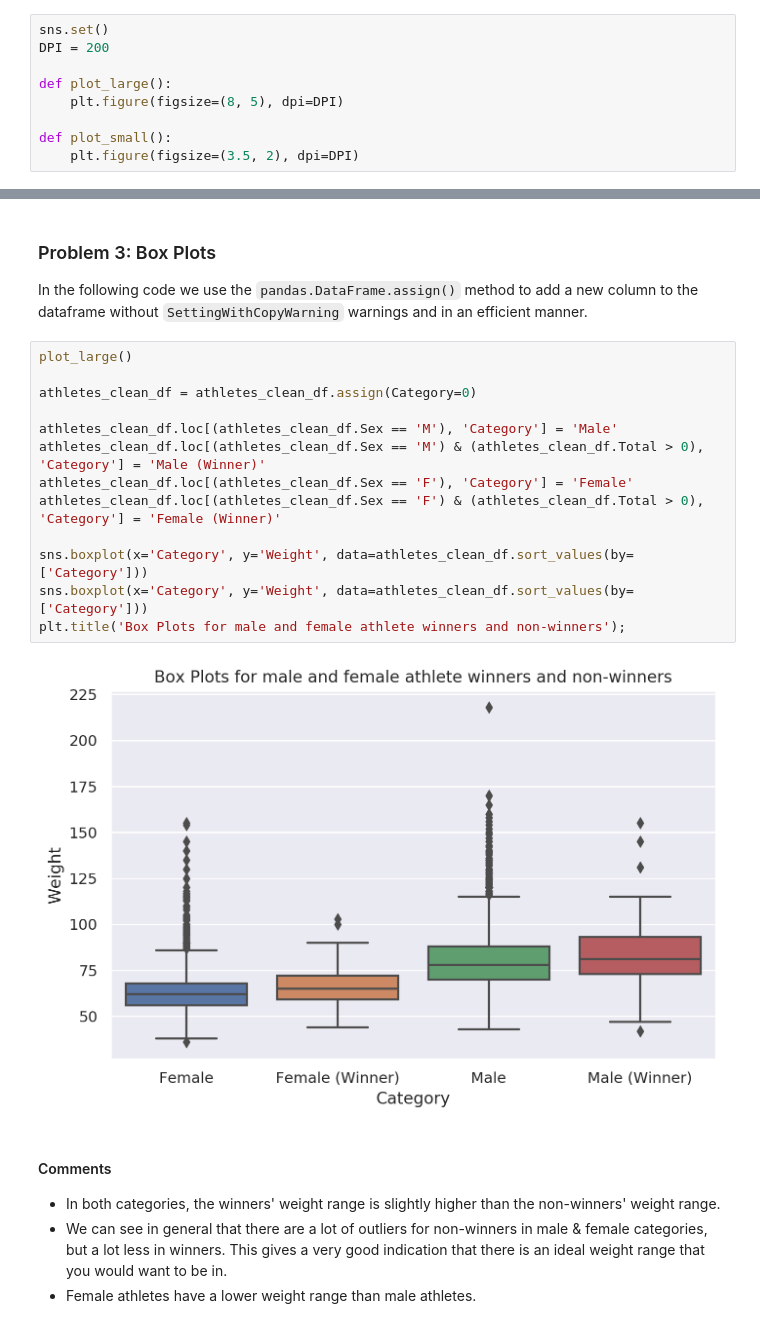
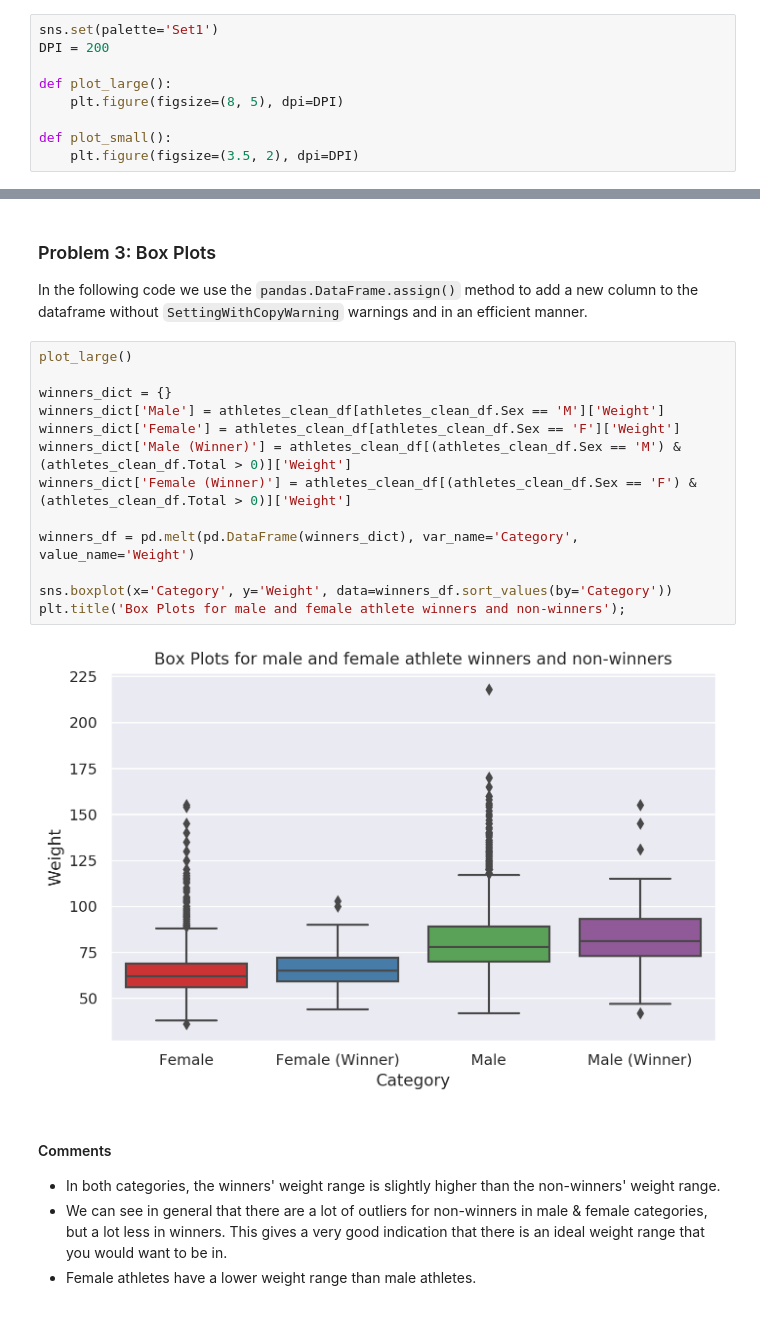
Before and after one commit to mnvsngv/cs696-bigdata, a Jupyter notebook: Midterm/Midterm.ipynb, the cells around one changed output, grey strips where cells are left out. Cells and saved outputs as stored; diff of their text form.

Commit message:
Midterm: Fixed Part 2 boxplots and added PCA variance

```diff
--- a/Midterm/Midterm.ipynb
+++ b/Midterm/Midterm.ipynb
@@ -21,7 +21,7 @@ import sklearn.decomposition
 
 ## Function Declarations
 # %%
-sns.set()
+sns.set(palette='Set1')
 DPI = 200
 
 def plot_large():
@@ -91,18 +91,18 @@ In the following code we use the `pandas.DataFrame.assign()` method to add a new
 # %%
 plot_large()
 
-athletes_clean_df = athletes_clean_df.assign(Category=0)
+winners_dict = {}
+winners_dict['Male'] = athletes_clean_df[athletes_clean_df.Sex == 'M']['Weight']
+winners_dict['Female'] = athletes_clean_df[athletes_clean_df.Sex == 'F']['Weight']
+winners_dict['Male (Winner)'] = athletes_clean_df[(athletes_clean_df.Sex == 'M') & (athletes_clean_df.Total > 0)]['Weight']
+winners_dict['Female (Winner)'] = athletes_clean_df[(athletes_clean_df.Sex == 'F') & (athletes_clean_df.Total > 0)]['Weight']
 
-athletes_clean_df.loc[(athletes_clean_df.Sex == 'M'), 'Category'] = 'Male'
-athletes_clean_df.loc[(athletes_clean_df.Sex == 'M') & (athletes_clean_df.Total > 0), 'Category'] = 'Male (Winner)'
-athletes_clean_df.loc[(athletes_clean_df.Sex == 'F'), 'Category'] = 'Female'
-athletes_clean_df.loc[(athletes_clean_df.Sex == 'F') & (athletes_clean_df.Total > 0), 'Category'] = 'Female (Winner)'
+winners_df = pd.melt(pd.DataFrame(winners_dict), var_name='Category', value_name='Weight')
 
-sns.boxplot(x='Category', y='Weight', data=athletes_clean_df.sort_values(by=['Category']))
-sns.boxplot(x='Category', y='Weight', data=athletes_clean_df.sort_values(by=['Category']))
+sns.boxplot(x='Category', y='Weight', data=winners_df.sort_values(by='Category'))
 plt.title('Box Plots for male and female athlete winners and non-winners');
 # %% [output]
-[figure, old version]
+[figure, new version]
 # %% [markdown]
 #### Comments
 * In both categories, the winners' weight range is slightly higher than the non-winners' weight range.
```
Also changed, not shown: parts of 31 cells of this notebook.
